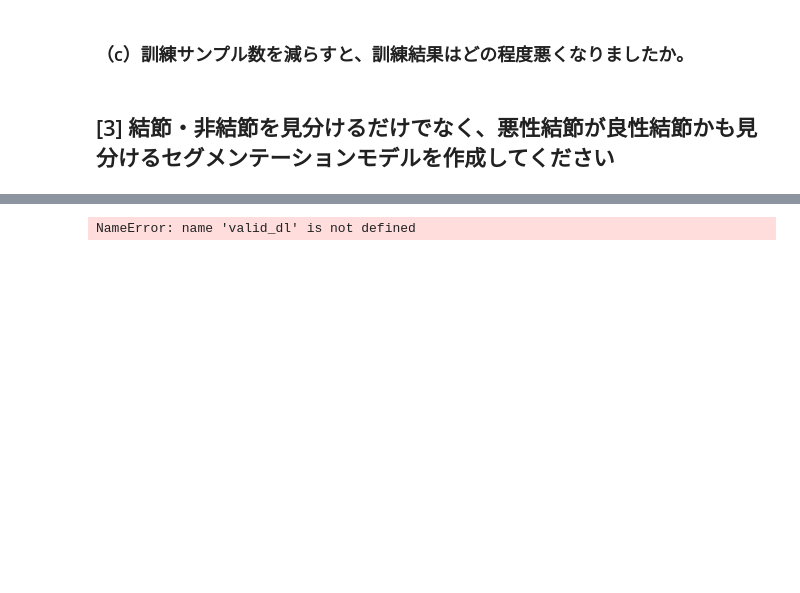
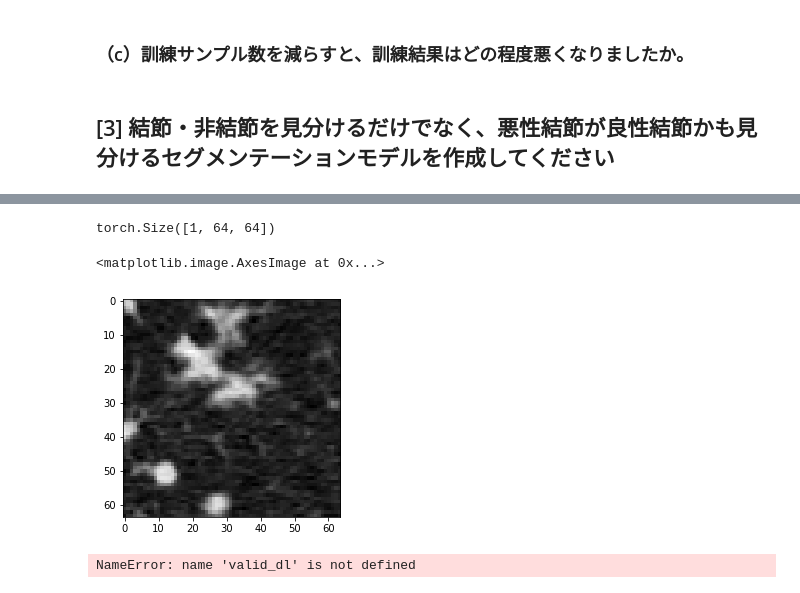
Before and after one commit to Gin5050/deep-learning-with-pytorch-ja, a Jupyter notebook: 第13章_章末演習問題_回答付き.ipynb, the cells around one changed output, grey strips where cells are left out. Saved outputs shown, nothing was run; the diff lists cells and outputs as text; code cells hidden in the pictures; blank space fills up the shorter version.

```diff
--- a/第13章_章末演習問題_回答付き.ipynb
+++ b/第13章_章末演習問題_回答付き.ipynb
@@ -152,7 +155,7 @@ def getDataloader(series_uid:str)->torch.utils.data.DataLoader:
     return  torch.utils.data.DataLoader(
         ds,
         batch_size=BATCH_SIZE,
-        num_workers=2,
+        num_workers=8,
         pin_memory=False)
 
 def doTraining(model:torch.nn.Module, optimizer:torch.optim.Optimizer, epoch_ndx:int, train_dl:torch.utils.data.DataLoader)->torch.Tensor:
@@ -253,5 +256,7 @@ segmentation_model = UNetWrapper(
             batch_norm=True,
             up_mode='upconv',
         )
-segmentation_model=segmentation_model.to('cuda')
+
+
+ct_t, pos_t, series_uid, slice_ndx = next(iter(train_dl))
 # %% [output]
@@ -258,0 +264,10 @@ segmentation_model=segmentation_model.to('cuda')
+# %%
+#plt.imshow(pos_t[0].permute(1, 2, 0).numpy(), cmap='gray')
+ct_t[0][0:1].shape
+# %% [output]
+torch.Size([1, 64, 64])
+# %%
+plt.imshow(ct_t[0][0:1].permute(1, 2, 0).numpy(), cmap='gray')
+# %% [output]
+<matplotlib.image.AxesImage at 0x...>
+[figure, added]
```
Also changed, not shown: parts of 3 cells of this notebook, 2 other files.
